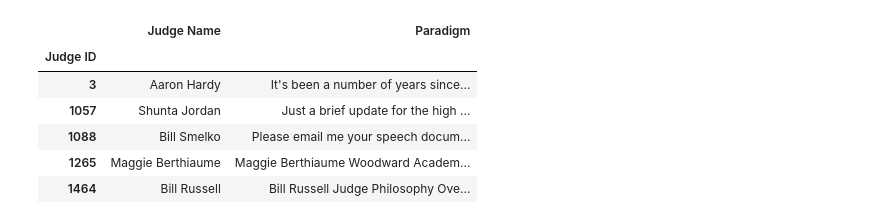
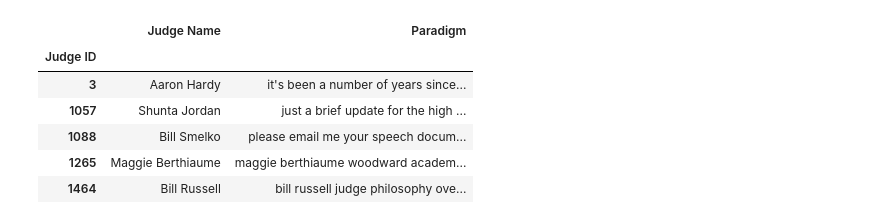
Before and after one commit to rakoort99/TBIP_testing, a Jupyter notebook: setup/paradigm_to_bag_of_words.ipynb, the cells around one changed output. Cells and saved outputs as stored; diff of their text form; code cells hidden in the pictures.

Commit message:
added new way of generating vocabulary + filtered ghost judges

```diff
--- a/setup/paradigm_to_bag_of_words.ipynb
+++ b/setup/paradigm_to_bag_of_words.ipynb
@@ -37,35 +40,36 @@ def convert_markdown_to_plain_text(markdown_string):
     # Remove newlines
     plain_text = markdown_string.replace('\n', ' ')
 
     # Remove bold formatting (e.g., **text**)
     plain_text = re.sub(r'\*\*(.*?)\*\*', r'\1', plain_text)
 
     # Remove backslashes
     plain_text = plain_text.replace('\\', '')
 
     # Remove other markdown formatting if needed
     plain_text = plain_text.replace('\t', '')
 
     return plain_text
 
 def fix_spaces(string):
     new_string = ' '.join(string.strip().split())
     return new_string
 
 df = pd.read_csv(os.path.join(data_dir, 'paradigms.csv'), index_col=0)[['Judge Name', 'Paradigm',"Judge's CEDA rounds"]]
 df = df[df["Judge's CEDA rounds"] > 5] #scare away tabroom ghosts
 df.drop("Judge's CEDA rounds", axis=1, inplace=True)
+df['Paradigm'] = df['Paradigm'].apply(lambda x: x.encode("utf-8").decode("utf-8").lower())
 df['Paradigm'] = df['Paradigm'].apply(convert_markdown_to_plain_text)
 df['Paradigm'] = df['Paradigm'].apply(fix_spaces)
 df.sort_index(inplace=True)
 df = df[~df['Judge Name'].isna()]
 df = df[df['Paradigm'].str.len() > 5]
 df.head()
 # %% [output]
 |  | Judge Name | Paradigm |
 | Judge ID |  |  |
-| 3 | Aaron Hardy | It's been a number of years since... |
-| 1057 | Shunta Jordan | Just a brief update for the high ... |
-| 1088 | Bill Smelko | Please email me your speech docum... |
-| 1265 | Maggie Berthiaume | Maggie Berthiaume Woodward Academ... |
-| 1464 | Bill Russell | Bill Russell Judge Philosophy Ove... |
+| 3 | Aaron Hardy | it's been a number of years since... |
+| 1057 | Shunta Jordan | just a brief update for the high ... |
+| 1088 | Bill Smelko | please email me your speech docum... |
+| 1265 | Maggie Berthiaume | maggie berthiaume woodward academ... |
+| 1464 | Bill Russell | bill russell judge philosophy ove... |
```
Also changed, not shown: parts of 37 cells of this notebook, 28 other files.
